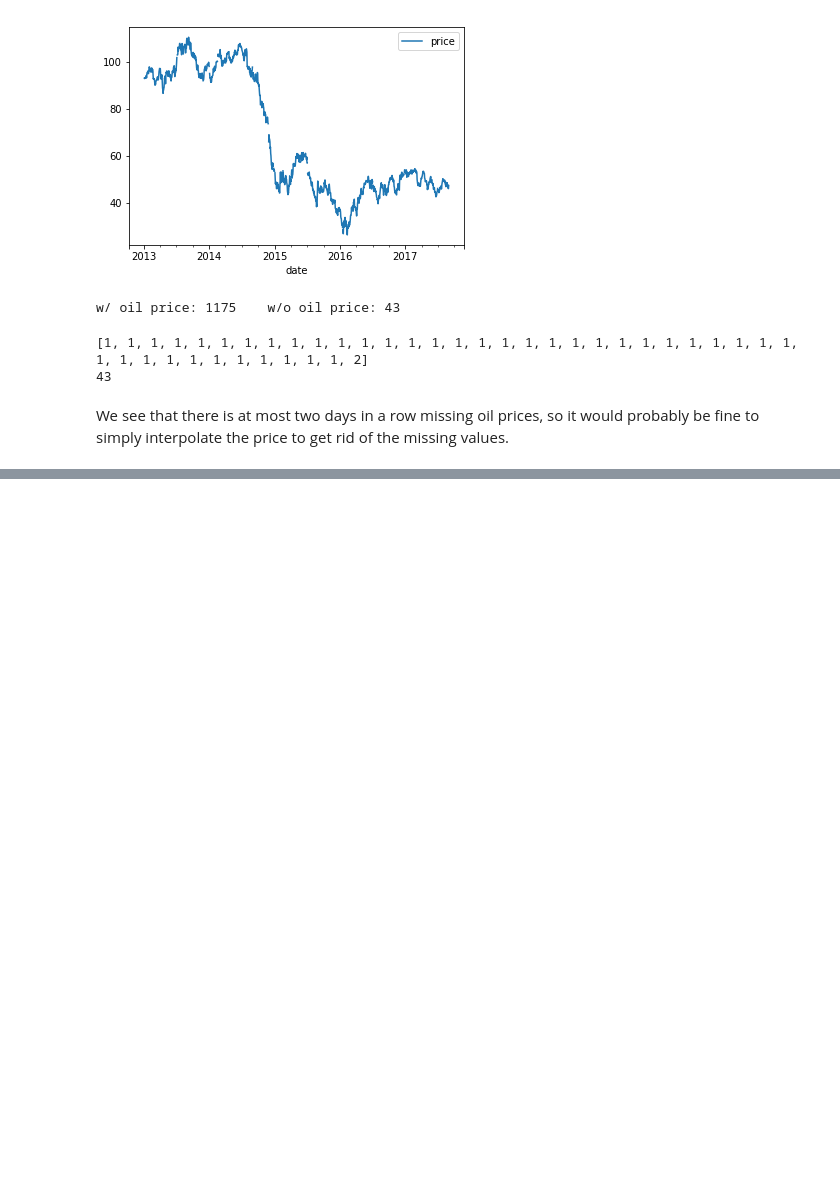
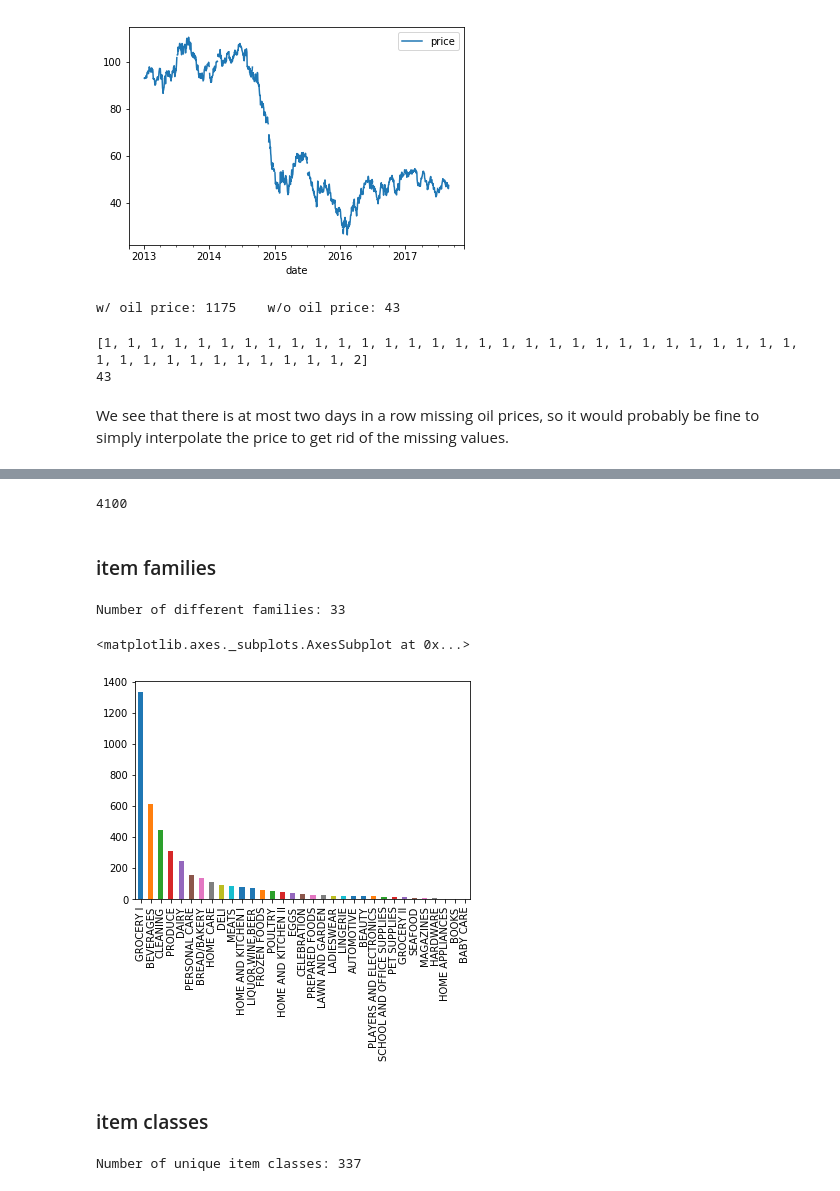
Before and after one commit to jandress94/grocery_sales, a Jupyter notebook: exploration/exploration.ipynb, the cells around one changed output, grey strips where cells are left out. Saved outputs shown, nothing was run; the diff lists cells and outputs as text; code cells hidden in the pictures; blank space fills up the shorter version.

Commit message:
Added exploration of the items.csv file

```diff
--- a/exploration/exploration.ipynb
+++ b/exploration/exploration.ipynb
@@ -231,0 +254,7 @@ We see that there is at most two days in a row missing oil prices, so it would p
+# %%
+# load in the items data
+item_df = pd.read_csv('../input/items.csv', header = 0, dtype = {'perishable': bool}, index_col = 'item_nbr')
+
+print("Columns: %s\n" % (item_df.columns))
+print("Data types:\n%s\n" % (item_df.dtypes))
+print("Column has missing values:\n%s\n" % (item_df.isnull().any()))
@@ -231,0 +286,23 @@ We see that there is at most two days in a row missing oil prices, so it would p
+# %%
+# get the number of different items
+len(item_df)
+# %% [output]
+4100
+# %% [markdown]
+### item families
+# %%
+print("Number of different families: %d" % (item_df.family.nunique()))
+# %% [output]
+Number of different families: 33
+# %%
+# number of items which belong to each of the families
+item_df.family.value_counts().plot.bar()
+# %% [output]
+<matplotlib.axes._subplots.AxesSubplot at 0x...>
+[figure, added]
+# %% [markdown]
+### item classes
+# %%
+print("Number of unique item classes: %d" %(item_df['class'].nunique()))
+# %% [output]
+Number of unique item classes: 337
```
Also changed, not shown: parts of 18 cells of this notebook.
